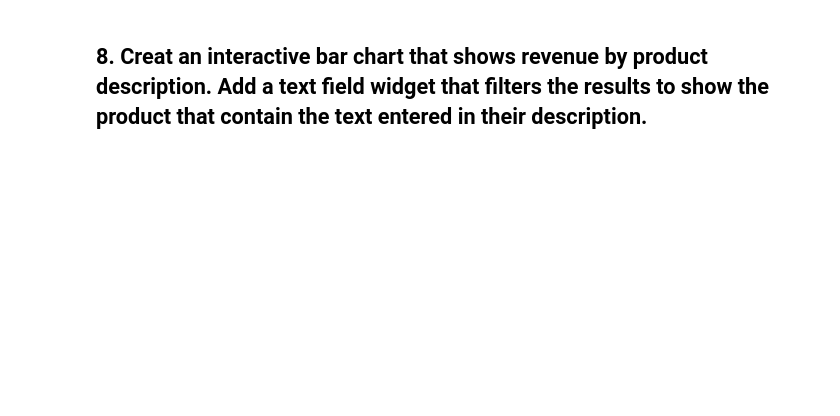
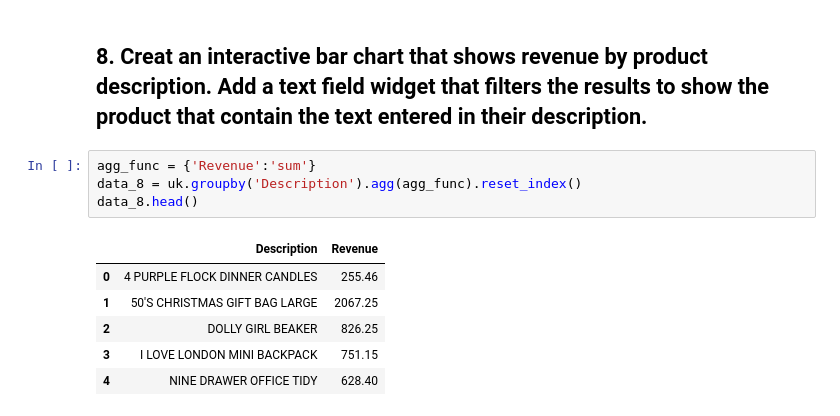
Before and after one commit to ta-datapt-bcn/lab-interactive-visualization, a Jupyter notebook: your-code/main.ipynb, the cells around one changed output. Drawn from its saved outputs; the diff is of its cells as text; blank space fills up the shorter version.

```diff
--- a/your-code/main.ipynb
+++ b/your-code/main.ipynb
@@ -50,2 +142,13 @@ products = uk.groupby('Description').agg(agg_func)
 # %% [markdown]
 ## 8. Creat an interactive bar chart that shows revenue by product description. Add a text field widget that filters the results to show the product that contain the text entered in their description.
+# %%
+agg_func = {'Revenue':'sum'}
+data_8 = uk.groupby('Description').agg(agg_func).reset_index()
+data_8.head()
+# %% [output]
+|  | Description | Revenue |
+| 0 | 4 PURPLE FLOCK DINNER CANDLES | 255.46 |
+| 1 | 50'S CHRISTMAS GIFT BAG LARGE | 2067.25 |
+| 2 | DOLLY GIRL BEAKER | 826.25 |
+| 3 | I LOVE LONDON MINI BACKPACK | 751.15 |
+| 4 | NINE DRAWER OFFICE TIDY | 628.40 |
```
Also changed, not shown: parts of 17 cells of this notebook, 1 other file.
